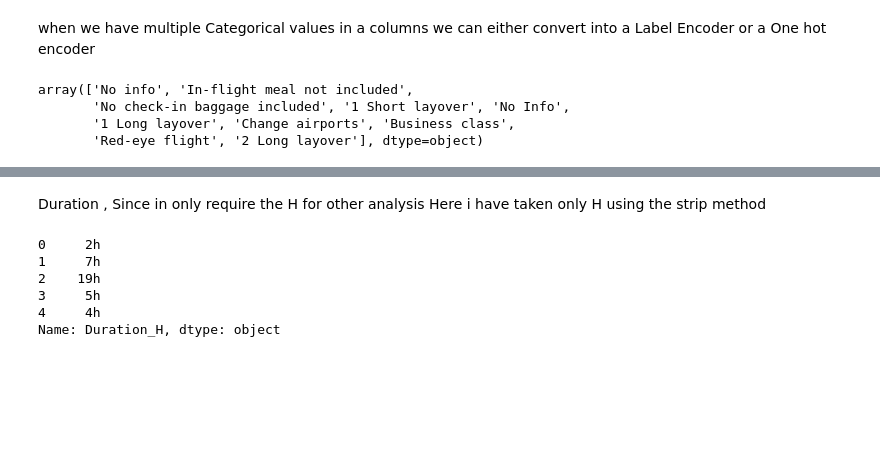
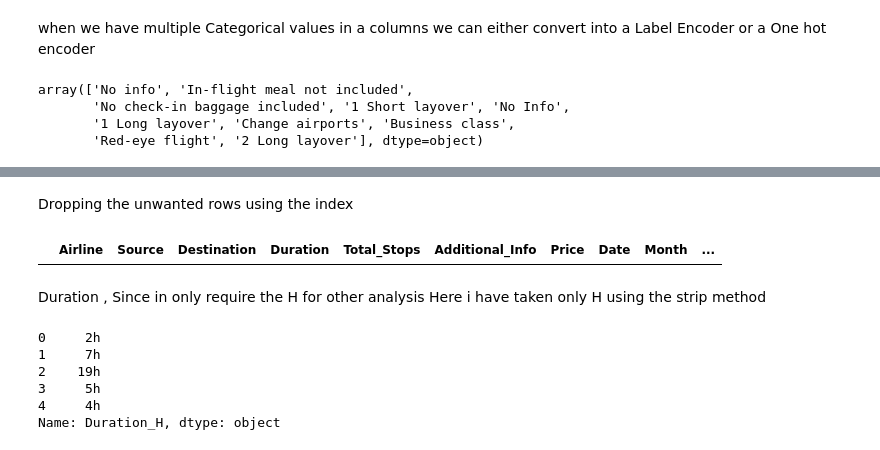
Before and after one commit to hsnaidu/DS_L, a Jupyter notebook: EDA/flight.ipynb, the cells around one changed output, grey strips where cells are left out. Cells and saved outputs as stored; diff of their text form; code cells hidden in the pictures; blank space fills up the shorter version.

```diff
--- a/EDA/flight.ipynb
+++ b/EDA/flight.ipynb
@@ -271,0 +271,2 @@ KeyError: '[False] not found in axis'
+# %% [markdown]
+Dropping the unwanted rows using the index
@@ -272,3 +276,7 @@ KeyError: '[False] not found in axis'
+# %%
+df[df['Duration'] == '5m']
+# %% [output]
+|  | Airline | Source | Destination | Duration | Total_Stops | Additional_Info | Price | Date | Month | ... |
 # %% [markdown]
 Duration , Since in only require the H for other analysis Here i have taken only H using the strip method
 # %%
```
Also changed, not shown: parts of 13 cells of this notebook.
